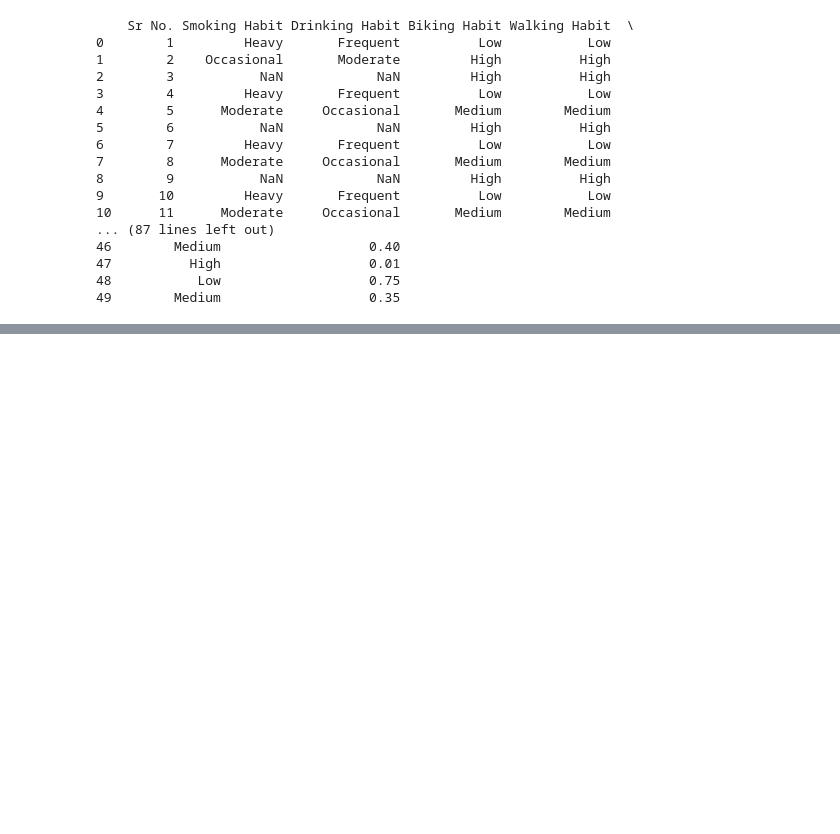
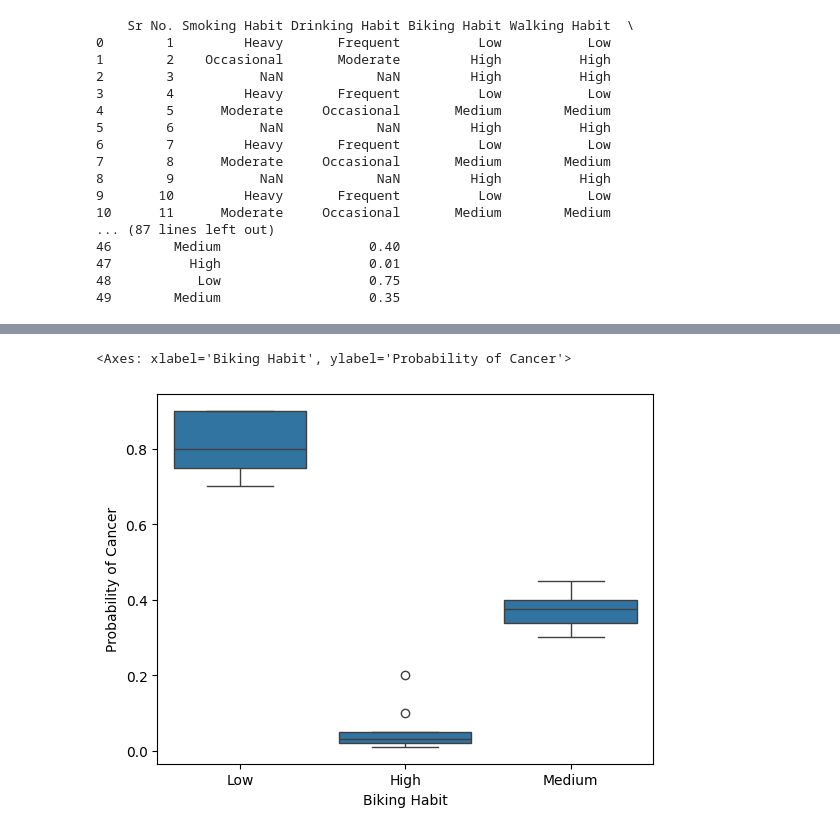
Before and after one commit to nicolynk03/cancer_probabilities_kaggle, a Jupyter notebook: cancer_probabilities_analysis.ipynb, the cells around one changed output, grey strips where cells are left out. Saved outputs shown, nothing was run; the diff lists cells and outputs as text; code cells hidden in the pictures; blank space fills up the shorter version.

```diff
--- a/cancer_probabilities_analysis.ipynb
+++ b/cancer_probabilities_analysis.ipynb
@@ -33,0 +68,6 @@ print(cancer_data.dtypes)
+# %%
+# to see correlation between Biking Habit and cancer probability
+sns.boxplot(x="Biking Habit", y="Probability of Cancer", data=cancer_data)
+# %% [output]
+<Axes: xlabel='Biking Habit', ylabel='Probability of Cancer'>
+[figure, added]
```
Also changed, not shown: parts of 11 cells of this notebook.
